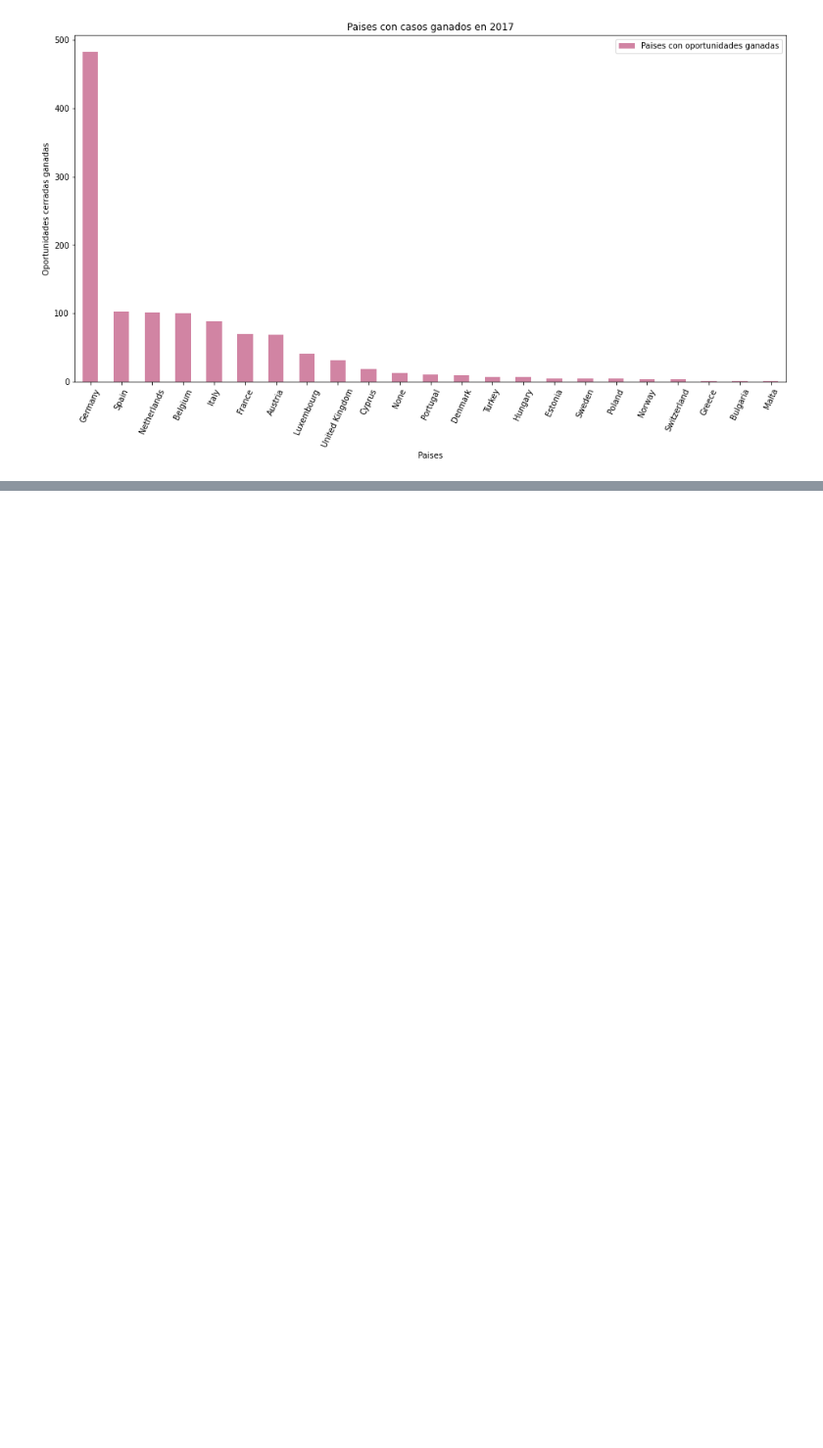
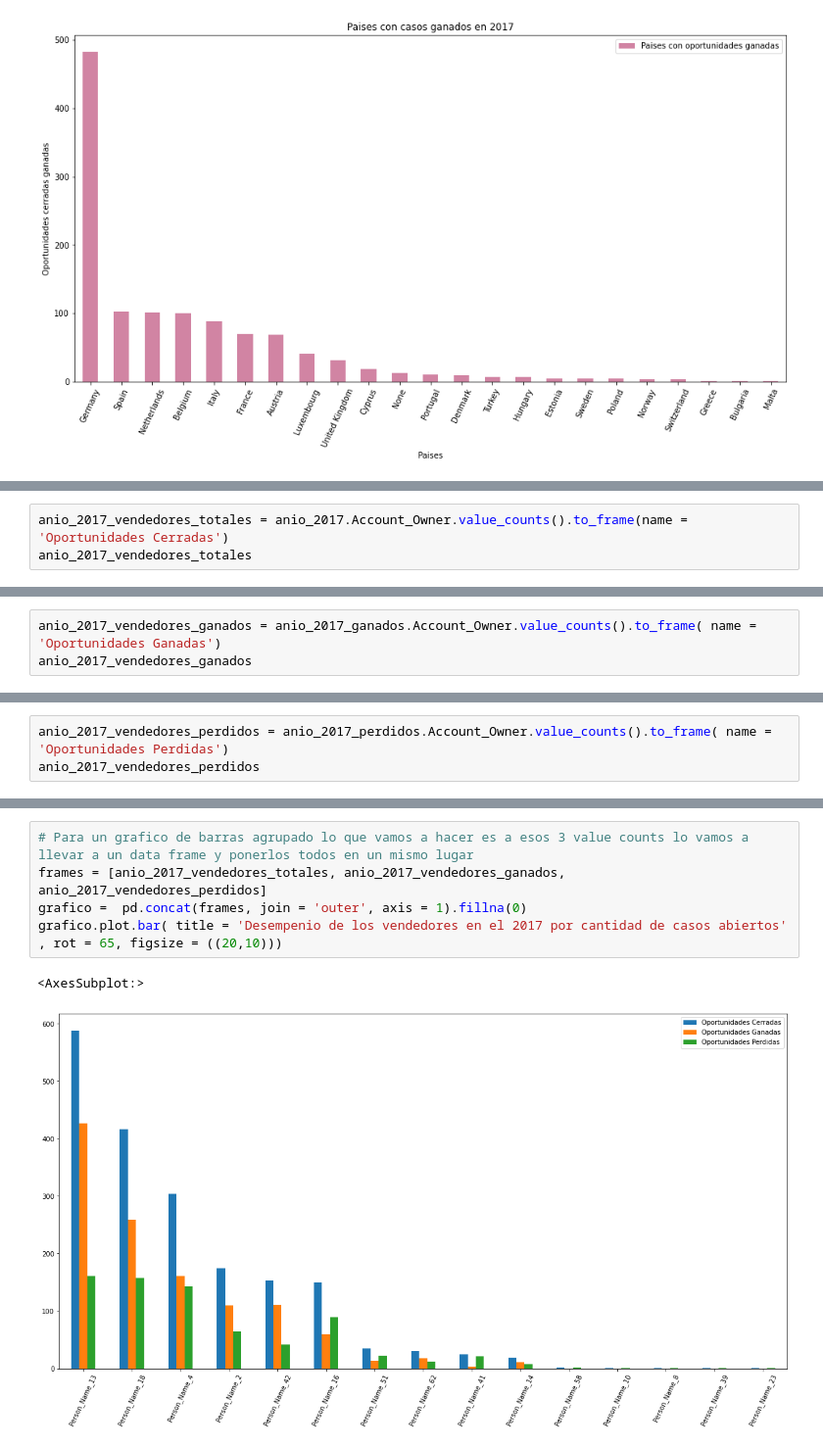
Before and after one commit to Ramaxx95/TP1-Orga-de-Datos, a Jupyter notebook: Visualizaciones/Region_EMEA.ipynb, the cells around one changed output, grey strips where cells are left out. Shown: that part at 98% size. Drawn from its saved outputs; the diff is of its cells as text; blank space fills up the shorter version.

Commit message:
Vendedores en el 2017

```diff
--- a/Visualizaciones/Region_EMEA.ipynb
+++ b/Visualizaciones/Region_EMEA.ipynb
@@ -153,0 +164,3 @@ plt.show()
+# %%
+anio_2017_vendedores_totales = anio_2017.Account_Owner.value_counts().to_frame(name = 'Oportunidades Cerradas')
+anio_2017_vendedores_totales
@@ -153,0 +184,3 @@ plt.show()
+# %%
+anio_2017_vendedores_ganados = anio_2017_ganados.Account_Owner.value_counts().to_frame( name = 'Oportunidades Ganadas')
+anio_2017_vendedores_ganados
@@ -153,0 +199,3 @@ plt.show()
+# %%
+anio_2017_vendedores_perdidos = anio_2017_perdidos.Account_Owner.value_counts().to_frame( name = 'Oportunidades Perdidas')
+anio_2017_vendedores_perdidos
@@ -153,0 +219,8 @@ plt.show()
+# %%
+# Para un grafico de barras agrupado lo que vamos a hacer es a esos 3 value counts lo vamos a llevar a un data frame y ponerlos todos en un mismo lugar
+frames = [anio_2017_vendedores_totales, anio_2017_vendedores_ganados, anio_2017_vendedores_perdidos]
+grafico =  pd.concat(frames, join = 'outer', axis = 1).fillna(0)
+grafico.plot.bar( title = 'Desempenio de los vendedores en el 2017 por cantidad de casos abiertos' , rot = 65, figsize = ((20,10)))
+# %% [output]
+<AxesSubplot:>
+[figure, added]
```
Also changed, not shown: parts of 4 cells of this notebook.
